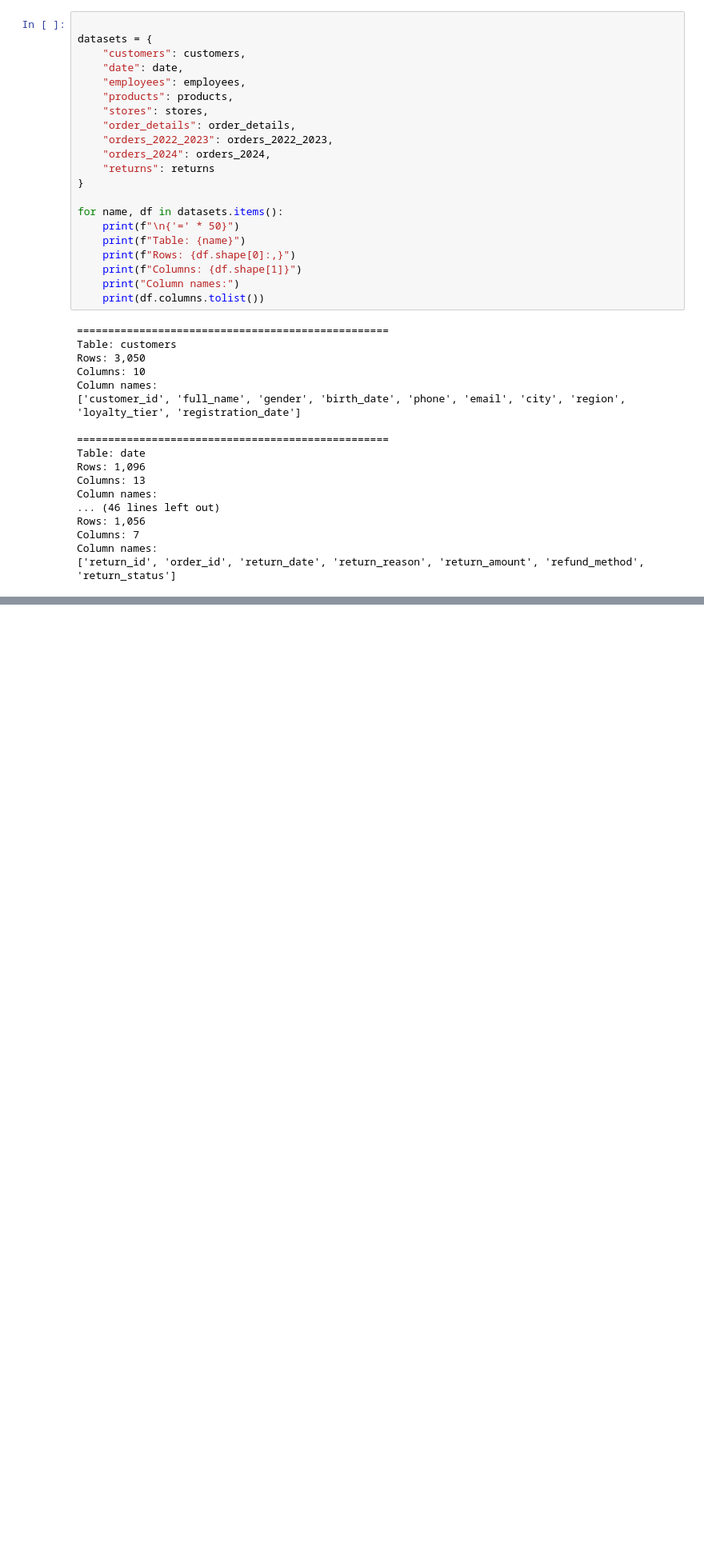
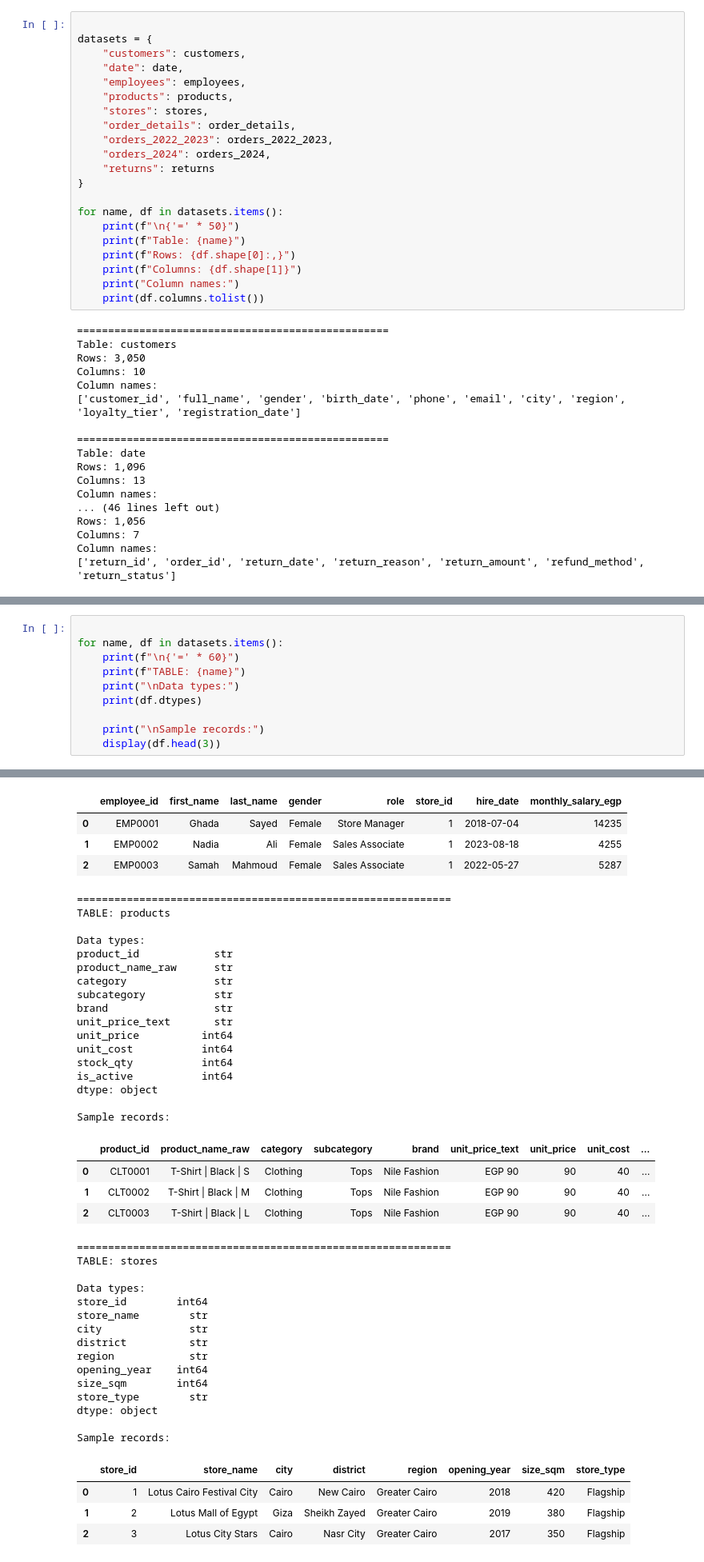
Before and after one commit to Vin-Okumu/lotus-group-customer-value-and-profitability, a Jupyter notebook: 03_Notebooks/01_data_inventory.ipynb, the cells around one changed output, grey strips where cells are left out. Shown at 80% size. Drawn from its saved outputs; the diff is of its cells as text; blank space fills up the shorter version.

```diff
--- a/03_Notebooks/01_data_inventory.ipynb
+++ b/03_Notebooks/01_data_inventory.ipynb
@@ -175,0 +180,11 @@ Column names:
+# %%
+
+for name, df in datasets.items():
+    print(f"\n{'=' * 60}")
+    print(f"TABLE: {name}")
+    print("\nData types:")
+    print(df.dtypes)
+
+    print("\nSample records:")
+    display(df.head(3))
+# %% [output]
@@ -175,0 +251,44 @@ Column names:
+|  | employee_id | first_name | last_name | gender | role | store_id | hire_date | monthly_salary_egp |
+| 0 | EMP0001 | Ghada | Sayed | Female | Store Manager | 1 | 2018-07-04 | 14235 |
+| 1 | EMP0002 | Nadia | Ali | Female | Sales Associate | 1 | 2023-08-18 | 4255 |
+| 2 | EMP0003 | Samah | Mahmoud | Female | Sales Associate | 1 | 2022-05-27 | 5287 |
+============================================================
+TABLE: products
+
+Data types:
+product_id            str
+product_name_raw      str
+category              str
+subcategory           str
+brand                 str
+unit_price_text       str
+unit_price          int64
+unit_cost           int64
+stock_qty           int64
+is_active           int64
+dtype: object
+
+Sample records:
+|  | product_id | product_name_raw | category | subcategory | brand | unit_price_text | unit_price | unit_cost | ... |
+| 0 | CLT0001 | T-Shirt | Black | S | Clothing | Tops | Nile Fashion | EGP 90 | 90 | 40 | ... |
+| 1 | CLT0002 | T-Shirt | Black | M | Clothing | Tops | Nile Fashion | EGP 90 | 90 | 40 | ... |
+| 2 | CLT0003 | T-Shirt | Black | L | Clothing | Tops | Nile Fashion | EGP 90 | 90 | 40 | ... |
+============================================================
+TABLE: stores
+
+Data types:
+store_id        int64
+store_name        str
+city              str
+district          str
+region            str
+opening_year    int64
+size_sqm        int64
+store_type        str
+dtype: object
+
+Sample records:
+|  | store_id | store_name | city | district | region | opening_year | size_sqm | store_type |
+| 0 | 1 | Lotus Cairo Festival City | Cairo | New Cairo | Greater Cairo | 2018 | 420 | Flagship |
+| 1 | 2 | Lotus Mall of Egypt | Giza | Sheikh Zayed | Greater Cairo | 2019 | 380 | Flagship |
+| 2 | 3 | Lotus City Stars | Cairo | Nasr City | Greater Cairo | 2017 | 350 | Flagship |
```
Also changed, not shown: parts of 28 cells of this notebook, 1 other file.
